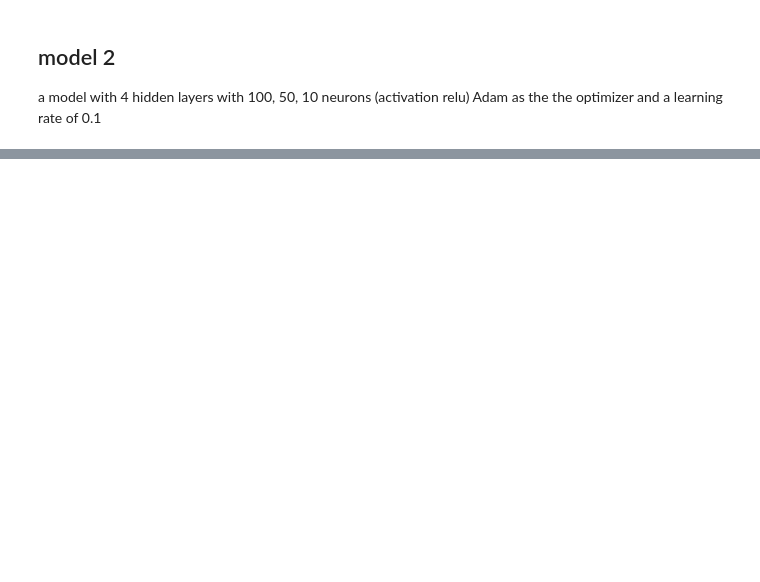
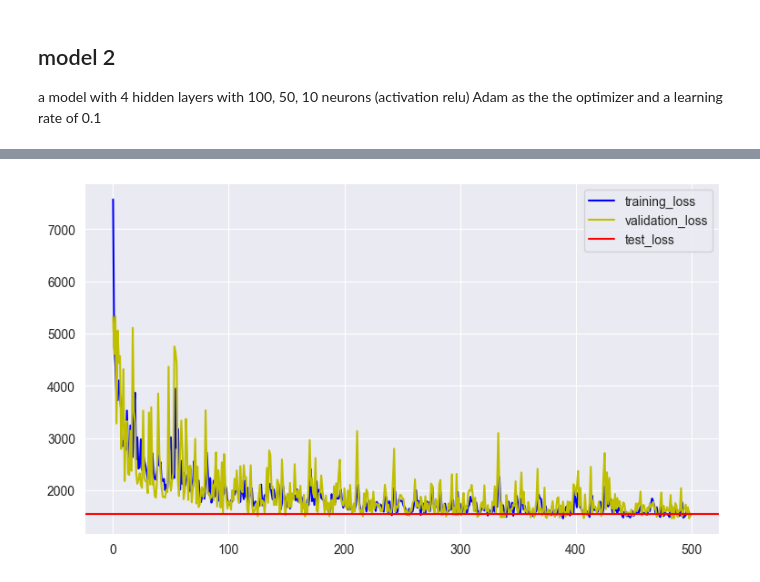
Before and after one commit to Jefest1/medical_insurance_cost, a Jupyter notebook: medical_cost_pred.ipynb, the cells around one changed output, grey strips where cells are left out. Saved outputs shown, nothing was run; the diff lists cells and outputs as text; code cells hidden in the pictures; blank space fills up the shorter version.

```diff
--- a/medical_cost_pred.ipynb
+++ b/medical_cost_pred.ipynb
@@ -443,0 +488,13 @@ mae_3, mse_3
+# %%
+# get training, validation and testing losses
+t_loss = history.history['loss']
+v_loss = history.history['val_loss']
+test = model_4.evaluate(X_test_transf, y_test)[0]
+
+# plot
+plot_model_perfomance(500, t_loss, v_loss, test)
+
+print(f"Training Loss: {t_loss[-1]}")
+print(f"Validation Loss: {v_loss[-1]}")
+print(f"Test Loss: {test}")
+# %% [output]
@@ -443,0 +505 @@ mae_3, mse_3
+[figure, added]
```
Also changed, not shown: parts of 17 cells of this notebook.
